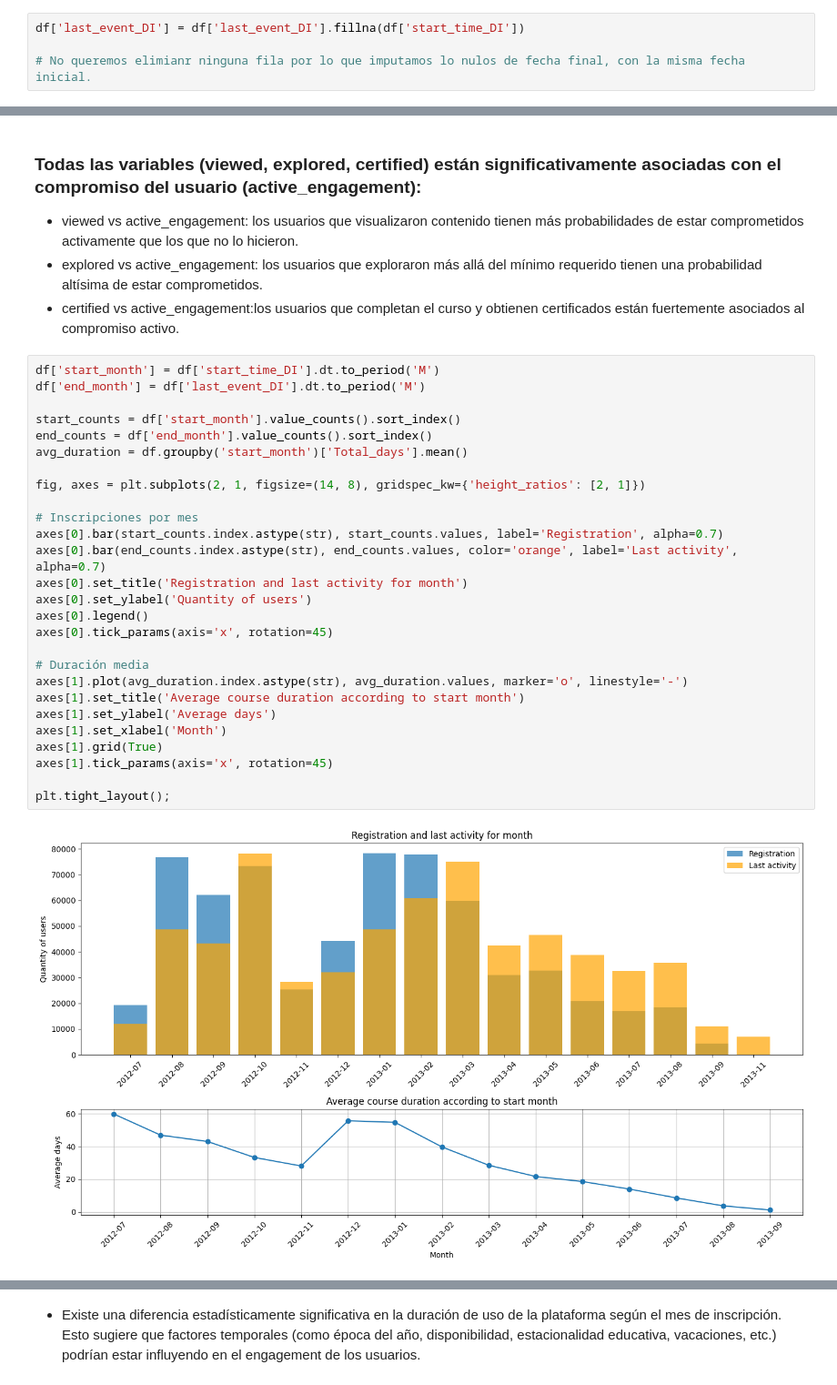
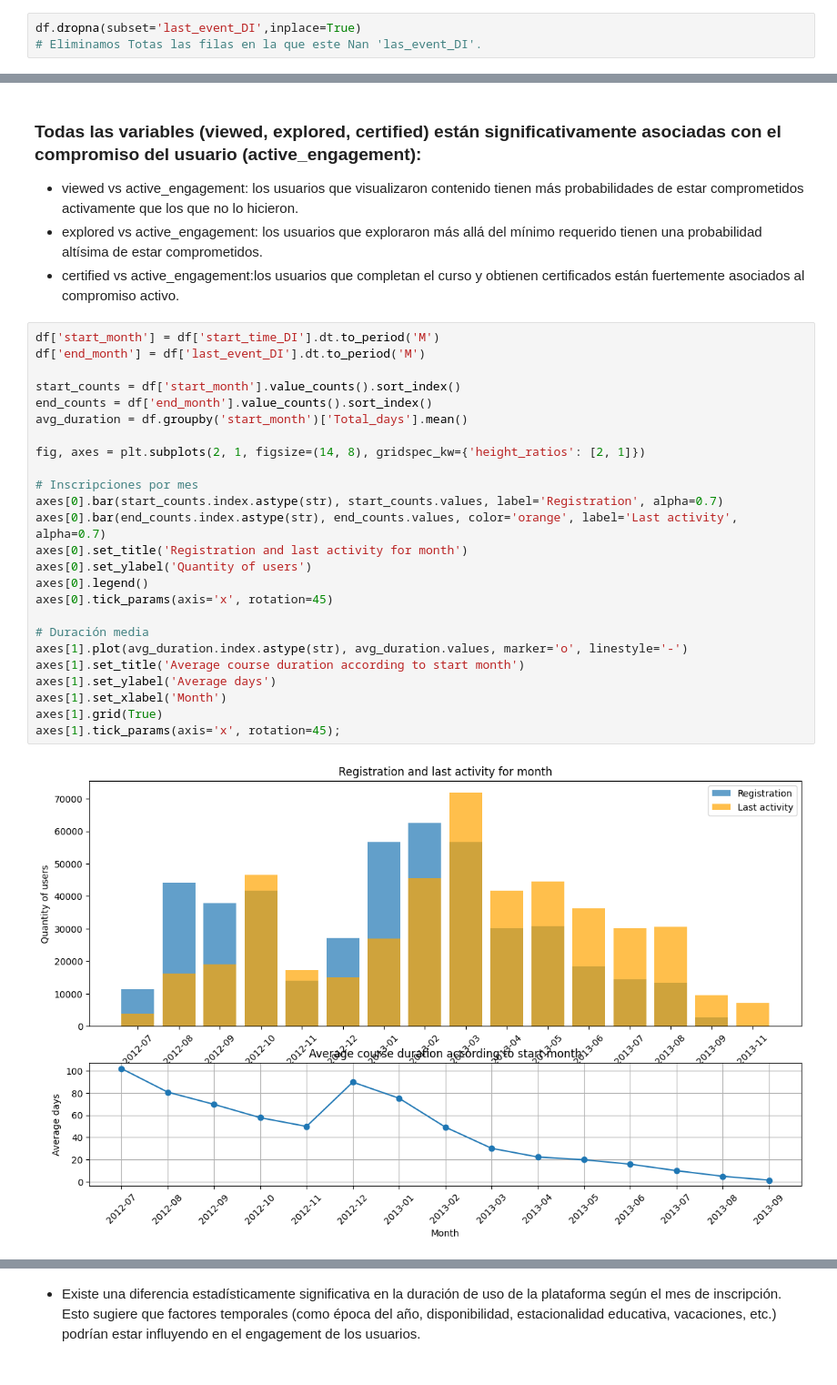
Before and after one commit to abdonrb/Course-engagement, a Jupyter notebook: notebooks/Eda.ipynb, the cells around one changed output, grey strips where cells are left out. Shown at 91% size. Drawn from its saved outputs; the diff is of its cells as text.

```diff
--- a/notebooks/Eda.ipynb
+++ b/notebooks/Eda.ipynb
@@ -240,9 +240,8 @@ df['gender'].fillna((df['gender'].mode()[0]),inplace=True)
 
 # Imputamos gender con la moda.
 # %%
-df['last_event_DI'] = df['last_event_DI'].fillna(df['start_time_DI'])
-
-# No queremos elimianr ninguna fila por lo que imputamos lo nulos de fecha final, con la misma fecha inicial.
+df.dropna(subset='last_event_DI',inplace=True)
+# Eliminamos Totas las filas en la que este Nan 'las_event_DI'.
 # %%
 df['Total_days'] = (df['last_event_DI'] - df['start_time_DI']).dt.days
 df['Total_days'] = df['Total_days'].apply(lambda x: 1 if x == 0 else x)
@@ -409,29 +484,27 @@ plt.tight_layout(rect=[0, 0.03, 1, 0.95]);
 # %%
 df['start_month'] = df['start_time_DI'].dt.to_period('M')
 df['end_month'] = df['last_event_DI'].dt.to_period('M')
 
 start_counts = df['start_month'].value_counts().sort_index()
 end_counts = df['end_month'].value_counts().sort_index()
 avg_duration = df.groupby('start_month')['Total_days'].mean()
 
 fig, axes = plt.subplots(2, 1, figsize=(14, 8), gridspec_kw={'height_ratios': [2, 1]})
 
 # Inscripciones por mes
 axes[0].bar(start_counts.index.astype(str), start_counts.values, label='Registration', alpha=0.7)
 axes[0].bar(end_counts.index.astype(str), end_counts.values, color='orange', label='Last activity', alpha=0.7)
 axes[0].set_title('Registration and last activity for month')
 axes[0].set_ylabel('Quantity of users')
 axes[0].legend()
 axes[0].tick_params(axis='x', rotation=45)
 
 # Duración media
 axes[1].plot(avg_duration.index.astype(str), avg_duration.values, marker='o', linestyle='-')
 axes[1].set_title('Average course duration according to start month')
 axes[1].set_ylabel('Average days')
 axes[1].set_xlabel('Month')
 axes[1].grid(True)
-axes[1].tick_params(axis='x', rotation=45)
-
-plt.tight_layout();
+axes[1].tick_params(axis='x', rotation=45);
 # %% [output]
-[figure, old version]
+[figure, new version]
```
Also changed, not shown: parts of 38 cells of this notebook.
